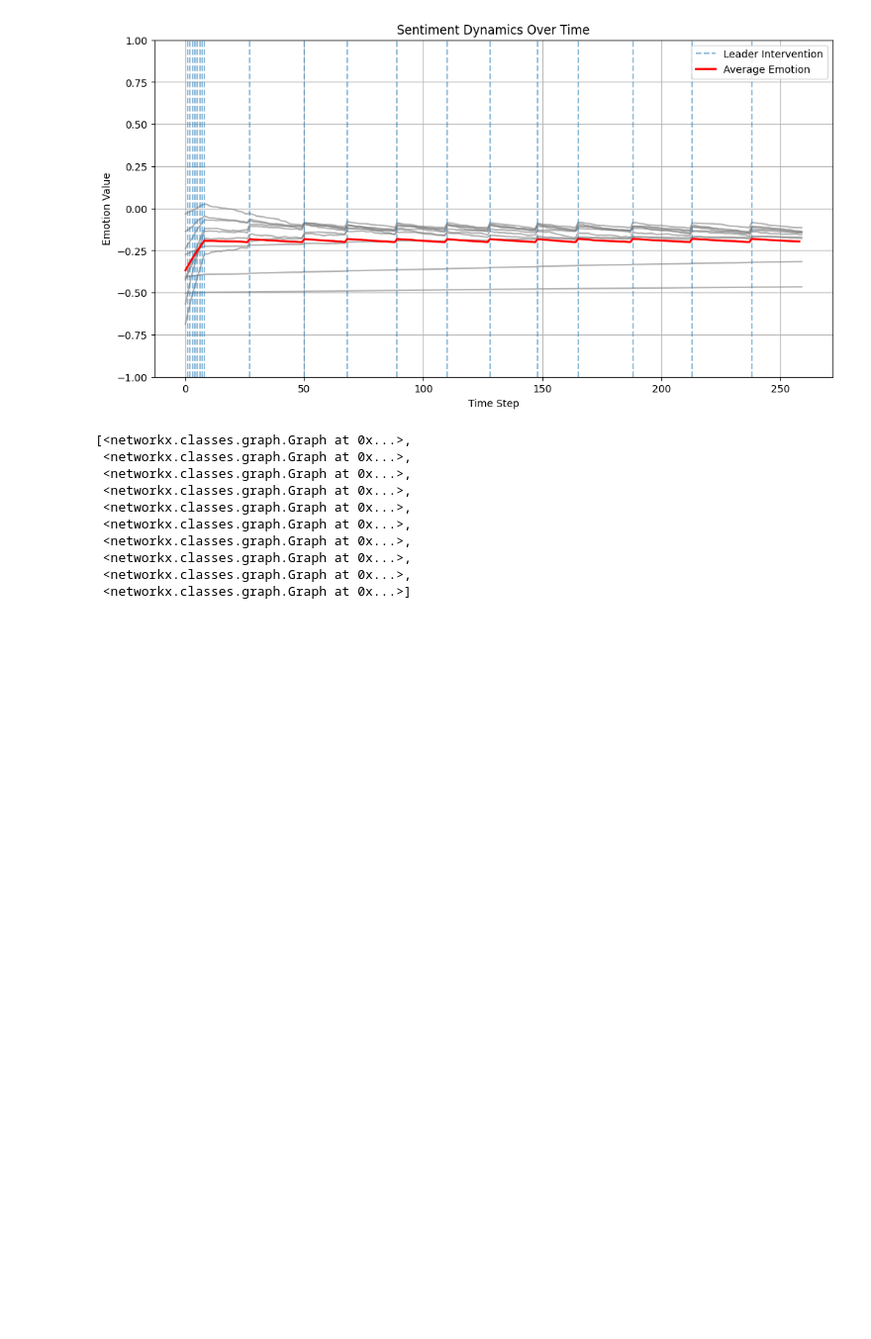
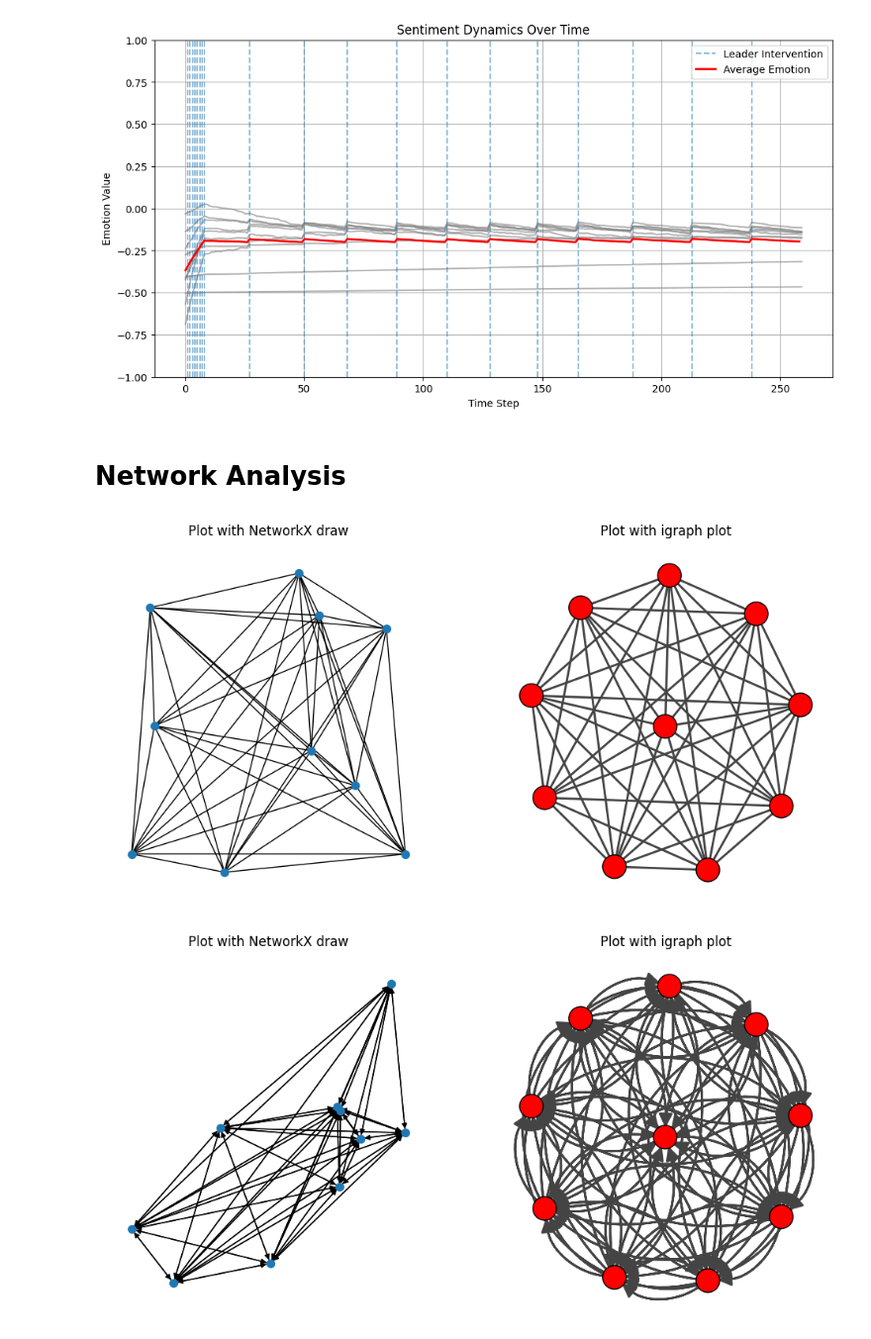
Before and after one commit to pajarito95/Emotion-Contagion, a Jupyter notebook: abm_emotion_contagion.ipynb, the cells around one changed output. Shown at 99% size. Drawn from its saved outputs; the diff is of its cells as text; code cells hidden in the pictures; blank space fills up the shorter version.

```diff
--- a/abm_emotion_contagion.ipynb
+++ b/abm_emotion_contagion.ipynb
@@ -397,15 +397,44 @@ interaction_timesteps: [17, 17, 15, 11, 11, 9, 15, 16, 9, 19, 14, 10, 10, 12, 11
 [figure]
 [figure]
 [figure]
+# %% [markdown]
+# Network Analysis
 # %%
+import igraph as ig
+
+# convert to igraph
+h = ig.Graph.from_networkx(networkG[9])  # using the last run's network for plotting
+
+# Plot the same network with NetworkX and igraph
+fig, (ax0, ax1) = plt.subplots(nrows=1, ncols=2, figsize=(12, 6))
+
+# NetworkX draw
+ax0.set_title("Plot with NetworkX draw")
+nx.draw_kamada_kawai(networkG[9], node_size=50, ax=ax0)
+
+# igraph draw
+ax1.set_title("Plot with igraph plot")
+layout = h.layout_kamada_kawai()
+ig.plot(h, layout=layout, target=ax1)
+plt.axis("off")
+plt.show()
+
+
+f = ig.Graph.from_networkx(networkDG[9])  # using the last run's network for plotting
+
+# Plot the same network with NetworkX and igraph
+fig, (ax0, ax1) = plt.subplots(nrows=1, ncols=2, figsize=(12, 6))
+
+# NetworkX draw
+ax0.set_title("Plot with NetworkX draw")
+nx.draw_kamada_kawai(networkDG[9], node_size=50, ax=ax0)
+
+# igraph draw
+ax1.set_title("Plot with igraph plot")
+layout = f.layout_kamada_kawai()
+ig.plot(f, layout=layout, target=ax1)
+plt.axis("off")
+plt.show()
 # %% [output]
-[<networkx.classes.graph.Graph at 0x...>,
- <networkx.classes.graph.Graph at 0x...>,
- <networkx.classes.graph.Graph at 0x...>,
- <networkx.classes.graph.Graph at 0x...>,
- <networkx.classes.graph.Graph at 0x...>,
- <networkx.classes.graph.Graph at 0x...>,
- <networkx.classes.graph.Graph at 0x...>,
- <networkx.classes.graph.Graph at 0x...>,
- <networkx.classes.graph.Graph at 0x...>,
- <networkx.classes.graph.Graph at 0x...>]
+[figure, added]
+[figure, added]
```
